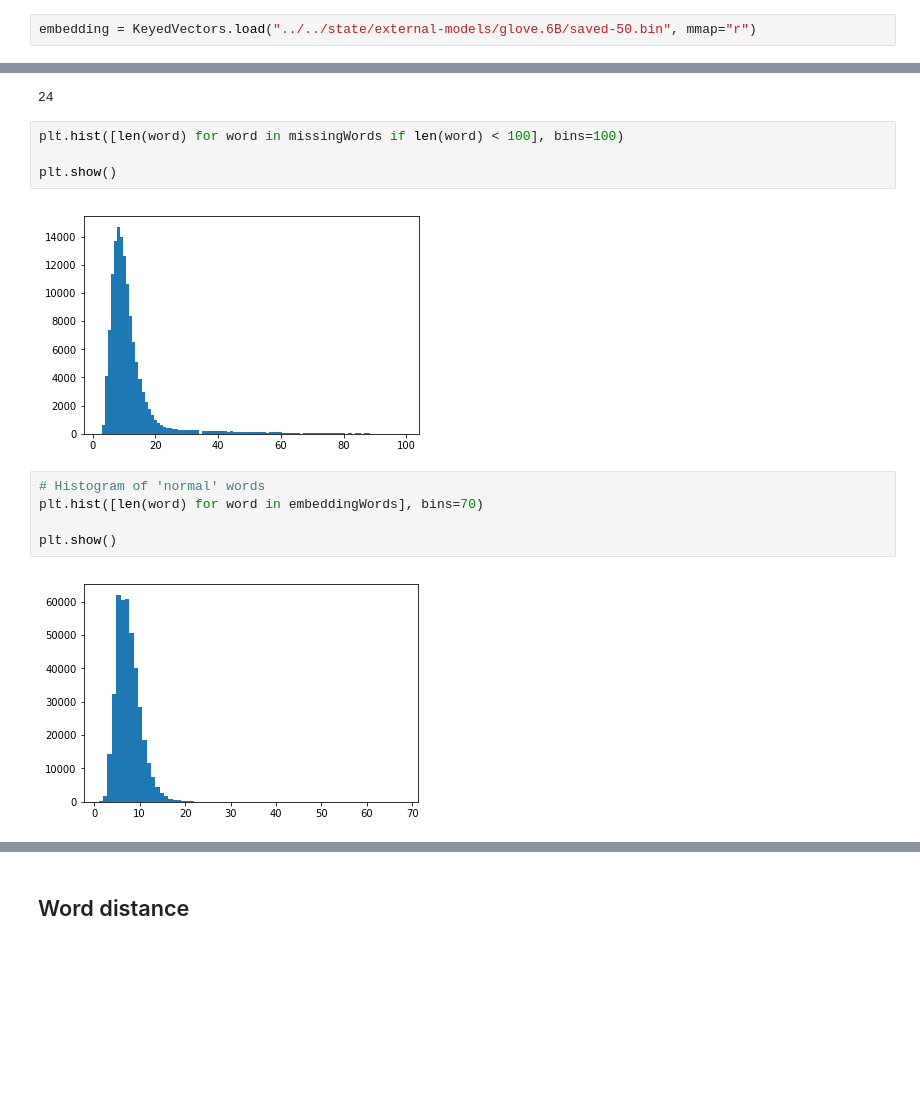
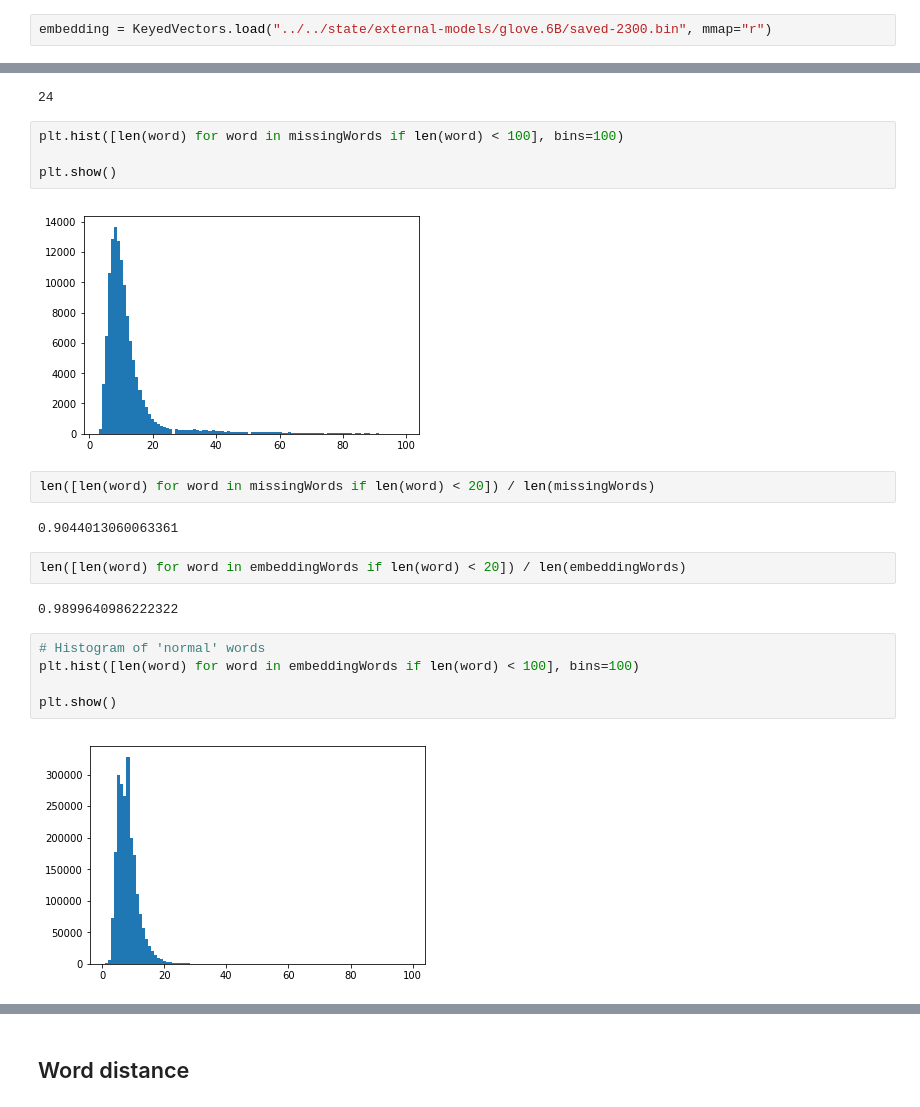
Before and after one commit to richwkc/Kaggle-Toxic-Comment-Classification-Challenge, a Jupyter notebook: codebase/correct-spelling-experiments.ipynb, the cells around one changed output, grey strips where cells are left out. Cells and saved outputs as stored; diff of their text form; blank space fills up the shorter version.

```diff
--- a/codebase/correct-spelling-experiments.ipynb
+++ b/codebase/correct-spelling-experiments.ipynb
@@ -20,7 +20,7 @@ textWords = set([word for sentence in data for word in sentence])
 # %% [markdown]
 ## Load small embedding
 # %%
-embedding = KeyedVectors.load("../../state/external-models/glove.6B/saved-50.bin", mmap="r")
+embedding = KeyedVectors.load("../../state/external-models/glove.6B/saved-2300.bin", mmap="r")
 # %%
 embeddingWords = embedding.vocab.keys()
 # %%
@@ -74,14 +74,22 @@ plt.hist([len(word) for word in missingWords if len(word) < 100], bins=100)
 
 plt.show()
 # %% [output]
-[figure, old version]
+[figure, new version]
+# %%
+len([len(word) for word in missingWords if len(word) < 20]) / len(missingWords)
+# %% [output]
+0.9044013060063361
+# %%
+len([len(word) for word in embeddingWords if len(word) < 20]) / len(embeddingWords)
+# %% [output]
+0.9899640986222322
 # %%
 # Histogram of 'normal' words
-plt.hist([len(word) for word in embeddingWords], bins=70)
+plt.hist([len(word) for word in embeddingWords if len(word) < 100], bins=100)
 
 plt.show()
 # %% [output]
-[figure, old version]
+[figure, new version]
 # %%
 list(missingWords)[0:30]
 # %% [output]
```
Also changed, not shown: parts of 23 cells of this notebook.
